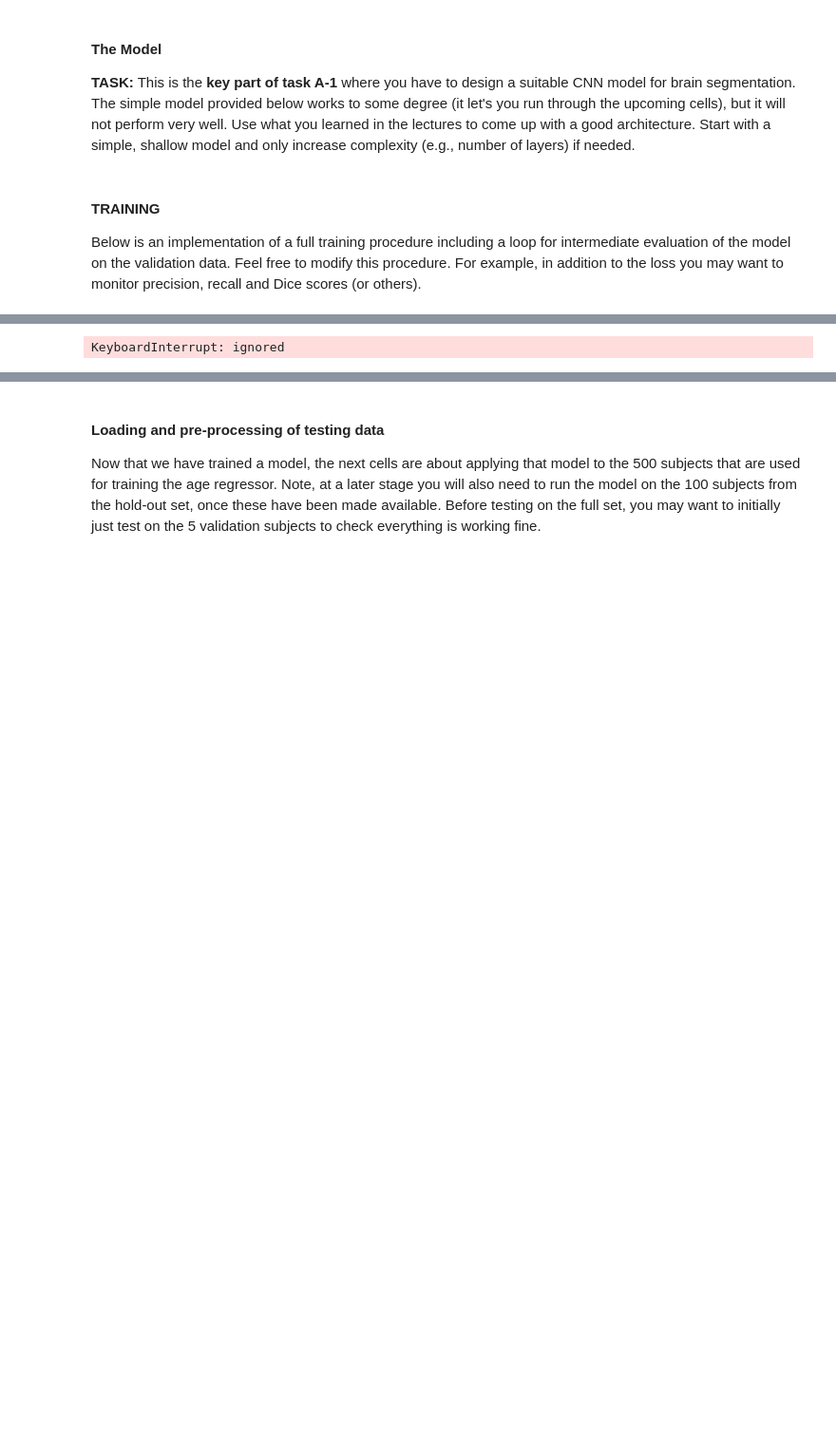
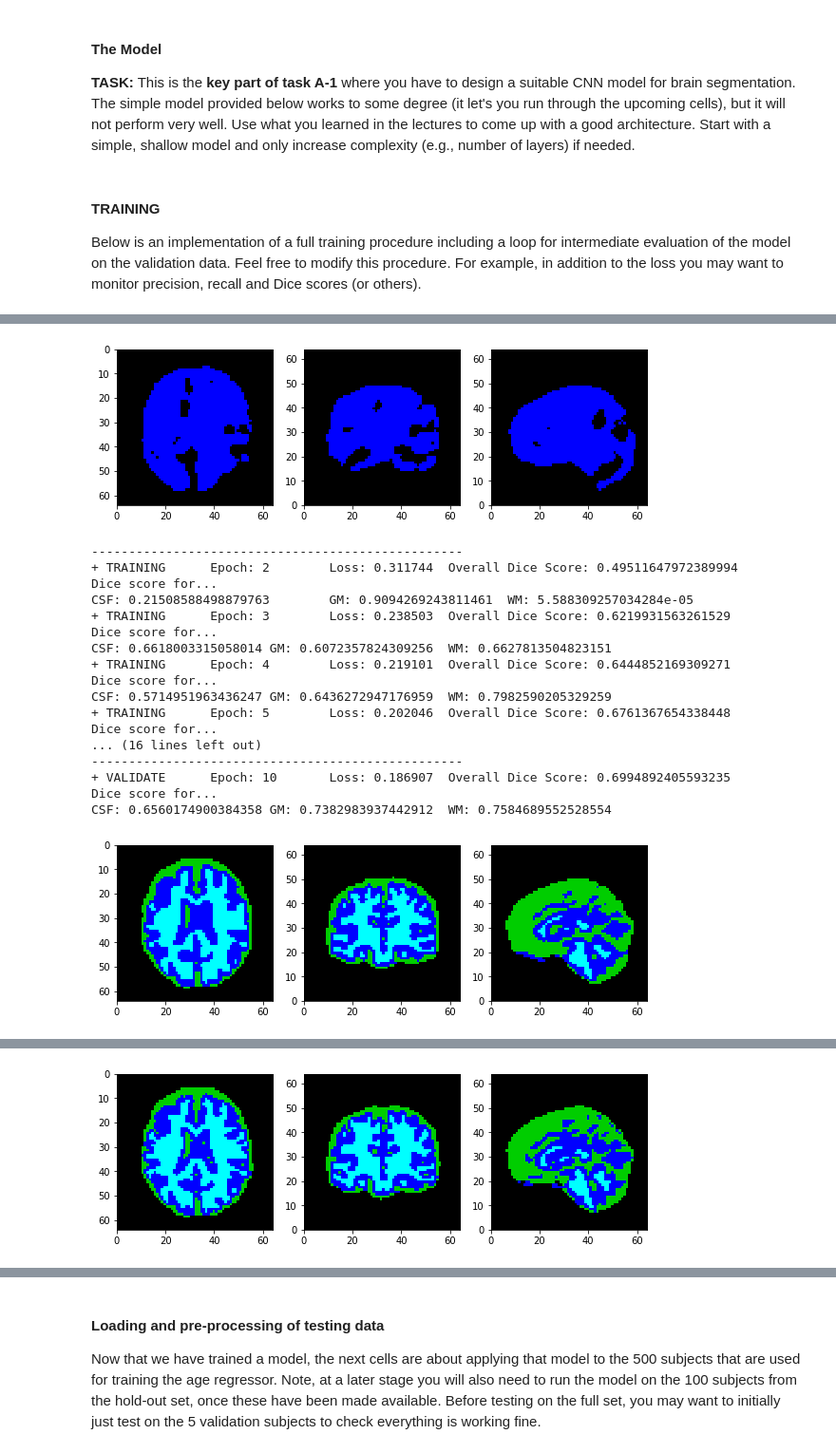
Before and after one commit to ClaraGila/MLICoursework, a Jupyter notebook: CW-Brain-Age-PartC.ipynb, the cells around one changed output, grey strips where cells are left out. Shown at 95% size. Drawn from its saved outputs; the diff is of its cells as text; code cells hidden in the pictures; blank space fills up the shorter version.

```diff
--- a/CW-Brain-Age-PartC.ipynb
+++ b/CW-Brain-Age-PartC.ipynb
@@ -543,6 +542,25 @@ loss_train_log = []
 loss_val_log = []
 epoch_val_log = []
 num_epochs = 50
+matters={
+  'CSF': 1,
+  'GM': 2,
+  'WM': 3
+}
+def get_dice_score(img, ref, tissue_class):
+  check_ref = ref.cpu().squeeze().numpy().astype(np.uint8)
+  img_arr = img.cpu().squeeze().numpy().astype(np.uint8)
+
+  check_ref[check_ref != tissue_class] = 0
+  img_arr[check_ref != tissue_class] = 0
+
+  dice_prd = sitk.GetImageFromArray(img_arr)
+  dice_seg = sitk.GetImageFromArray(check_ref)
+  overlap_filter = sitk.LabelOverlapMeasuresImageFilter()
+  overlap_filter.Execute(dice_prd, dice_seg)
+  dice_score = overlap_filter.GetDiceCoefficient()
+  return dice_score
+
 print('START TRAINING...')
 for epoch in range(1, num_epochs + 1):
 
@@ -550,7 +568,7 @@ for epoch in range(1, num_epochs + 1):
     for batch_idx, batch_samples in enumerate(dataloader_train):
         img, seg = batch_samples['img'].to(device), batch_samples['seg'].to(device)
         optimizer.zero_grad()
-        print("img size is" + str(img.shape))
+        # print("img size is" + str(img.shape))
         prd = model(img)
         prd_flat = prd.view(prd.size(0), prd.size(1), -1) # (2, 4, 262144) - (N, C=no_classes, )
         seg_flat = seg.view(seg.size(0), seg.size(1), -1)
@@ -561,15 +579,20 @@ for epoch in range(1, num_epochs + 1):
         optimizer.step()
 
     loss_train_log.append(loss.item())
+    prd = torch.argmax(prd, dim=1)
 
-    prd = torch.argmax(prd, dim=1)
-    f1_prd = prd.view(-1).detach().cpu().numpy()
-    f1_seg = seg.view(-1).detach().cpu().numpy()
-    f1_train = metrics.f1_score(f1_seg, f1_prd,  average='macro')
-    print('+ TRAINING \tEpoch: {} \tLoss: {:.6f} \tf1: {}'.format(epoch, loss.item(), f1_train))
+    # Getting the dice scores for overall
+    dice_prd = sitk.GetImageFromArray(prd.cpu().squeeze().numpy().astype(np.uint8))
+    dice_seg = sitk.GetImageFromArray(seg.cpu().squeeze().numpy().astype(np.uint8))
+    overlap_filter = sitk.LabelOverlapMeasuresImageFilter()
+    overlap_filter.Execute(dice_prd, dice_seg)
+    overall_dice_score = overlap_filter.GetDiceCoefficient()
 
-    #print("seg is" + str(seg_flat.squeeze(1).shape) + "prd is: " + str(prd_flat.shape))
-    # print('+ TRAINING \tEpoch: {} \tLoss: {:.6f}'.format(epoch, loss.item()))
+    print('+ TRAINING \tEpoch: {} \tLoss: {:.6f} \tOverall Dice Score: {}'.format(epoch, loss.item(), overall_dice_score))
+    print('Dice score for...')
+    for matter, matter_num in matters.items():
+         print('{}: {}\t'.format(matter, get_dice_score(prd, seg, matter_num)), end = '')
+    print()
 
     # Validation
     if epoch == 1 or epoch % val_interval == 0:
@@ -587,11 +610,13 @@ for epoch in range(1, num_epochs + 1):
 
         prd = torch.argmax(prd, dim=1)
         prediction = sitk.GetImageFromArray(prd.cpu().squeeze().numpy().astype(np.uint8))
-        f1_prd = prd.view(-1).cpu().numpy()
-        f1_seg = seg.view(-1).cpu().numpy()
-        # print(seg)
-        # print(f1_seg)
-        f1_val = metrics.f1_score(f1_seg, f1_prd,  average='macro')
+
+        # Getting the dice scores for overall
+        dice_prd = sitk.GetImageFromArray(prd.cpu().squeeze().numpy().astype(np.uint8))
+        dice_seg = sitk.GetImageFromArray(seg.cpu().squeeze().numpy().astype(np.uint8))
+        overlap_filter = sitk.LabelOverlapMeasuresImageFilter()
+        overlap_filter.Execute(dice_prd, dice_seg)
+        overall_dice_score = overlap_filter.GetDiceCoefficient()
 
         loss_val /= sum_pts
 
@@ -612,7 +637,12 @@ for epoch in range(1, num_epochs + 1):
 
 
         print('--------------------------------------------------')
-        print('+ VALIDATE \tEpoch: {} \tLoss: {:.6f} \tF1_score: {}'.format(epoch, loss_val, f1_val))
+        #getting dice scores for individual matters
+        print('+ VALIDATE \tEpoch: {} \tLoss: {:.6f} \tOverall Dice Score: {}'.format(epoch, loss_val, overall_dice_score))
+        print('Dice score for...')
+        for matter, matter_num in matters.items():
+          print('{}: {}\t'.format(matter, get_dice_score(prd, seg, matter_num)), end = '')
+        print()
         display_image(sitk.LabelToRGB(prediction))
         print('--------------------------------------------------')
 
@@ -647 +668,19 @@ img size istorch.Size([2, 1, 64, 64, 64])
+[figure, added]
-KeyboardInterrupt: ignored
+--------------------------------------------------
++ TRAINING      Epoch: 2        Loss: 0.311744  Overall Dice Score: 0.49511647972389994
+Dice score for...
+CSF: 0.21508588498879763        GM: 0.9094269243811461  WM: 5.588309257034284e-05
++ TRAINING      Epoch: 3        Loss: 0.238503  Overall Dice Score: 0.6219931563261529
+Dice score for...
+CSF: 0.6618003315058014 GM: 0.6072357824309256  WM: 0.6627813504823151
++ TRAINING      Epoch: 4        Loss: 0.219101  Overall Dice Score: 0.6444852169309271
+Dice score for...
+CSF: 0.5714951963436247 GM: 0.6436272947176959  WM: 0.7982590205329259
++ TRAINING      Epoch: 5        Loss: 0.202046  Overall Dice Score: 0.6761367654338448
+Dice score for...
+... (16 lines left out)
+--------------------------------------------------
++ VALIDATE      Epoch: 10       Loss: 0.186907  Overall Dice Score: 0.6994892405593235
+Dice score for...
+CSF: 0.6560174900384358 GM: 0.7382983937442912  WM: 0.7584689552528554
+[figure, added]
@@ -647,0 +704 @@ KeyboardInterrupt: ignored
+[figure, added]
```
Also changed, not shown: parts of 11 cells of this notebook.
